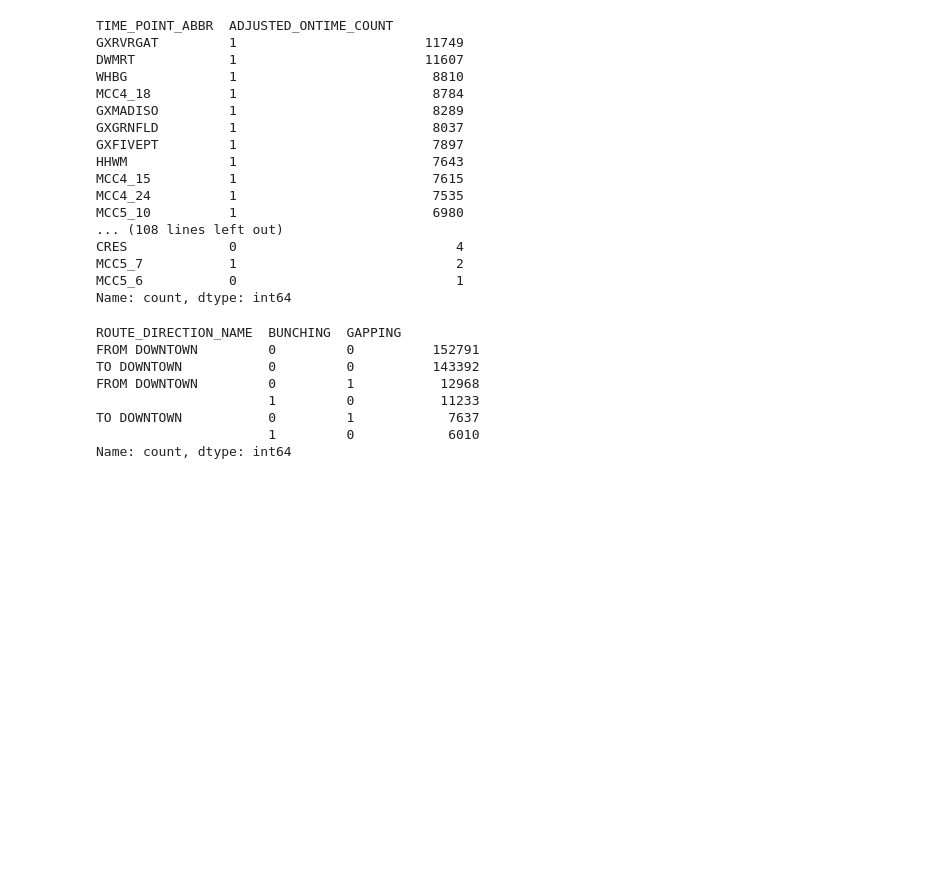
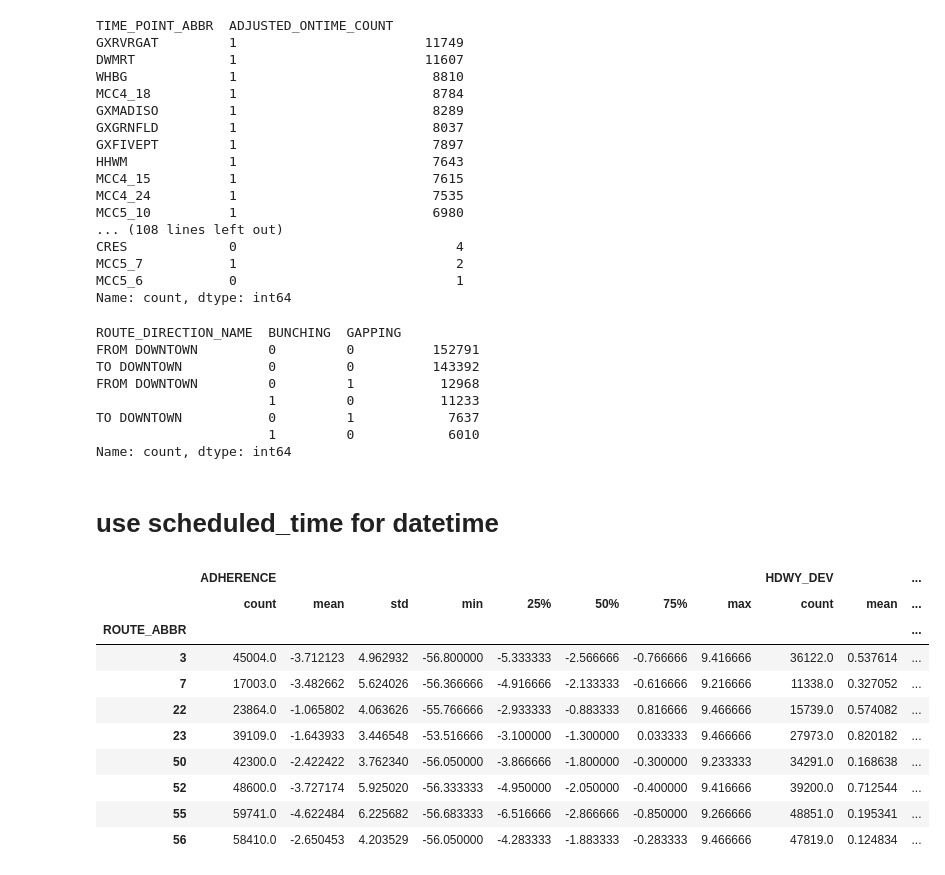
Before and after one commit to NSS-Data-Analytics-Cohort-11/wego-boomers, a Jupyter notebook: notebooks/wego_boomers_rneyin.ipynb, the cells around one changed output. Drawn from its saved outputs; the diff is of its cells as text; code cells hidden in the pictures; blank space fills up the shorter version.

```diff
--- a/notebooks/wego_boomers_rneyin.ipynb
+++ b/notebooks/wego_boomers_rneyin.ipynb
@@ -573,3 +566,5 @@ FROM DOWNTOWN         0         1           12968
 TO DOWNTOWN           0         1            7637
                       1         0            6010
 Name: count, dtype: int64
+# %% [markdown]
+# use scheduled_time for datetime
@@ -575,0 +578,14 @@ Name: count, dtype: int64
+# %%
+wego8.groupby('ROUTE_ABBR')[['ADHERENCE','HDWY_DEV']].describe()
+# %% [output]
+|  | ADHERENCE |  |  |  |  |  |  |  | HDWY_DEV |  | ... |
+|  | count | mean | std | min | 25% | 50% | 75% | max | count | mean | ... |
+| ROUTE_ABBR |  |  |  |  |  |  |  |  |  |  | ... |
+| 3 | 45004.0 | -3.712123 | 4.962932 | -56.800000 | -5.333333 | -2.566666 | -0.766666 | 9.416666 | 36122.0 | 0.537614 | ... |
+| 7 | 17003.0 | -3.482662 | 5.624026 | -56.366666 | -4.916666 | -2.133333 | -0.616666 | 9.216666 | 11338.0 | 0.327052 | ... |
+| 22 | 23864.0 | -1.065802 | 4.063626 | -55.766666 | -2.933333 | -0.883333 | 0.816666 | 9.466666 | 15739.0 | 0.574082 | ... |
+| 23 | 39109.0 | -1.643933 | 3.446548 | -53.516666 | -3.100000 | -1.300000 | 0.033333 | 9.466666 | 27973.0 | 0.820182 | ... |
+| 50 | 42300.0 | -2.422422 | 3.762340 | -56.050000 | -3.866666 | -1.800000 | -0.300000 | 9.233333 | 34291.0 | 0.168638 | ... |
+| 52 | 48600.0 | -3.727174 | 5.925020 | -56.333333 | -4.950000 | -2.050000 | -0.400000 | 9.416666 | 39200.0 | 0.712544 | ... |
+| 55 | 59741.0 | -4.622484 | 6.225682 | -56.683333 | -6.516666 | -2.866666 | -0.850000 | 9.266666 | 48851.0 | 0.195341 | ... |
+| 56 | 58410.0 | -2.650453 | 4.203529 | -56.050000 | -4.283333 | -1.883333 | -0.283333 | 9.466666 | 47819.0 | 0.124834 | ... |
```
Also changed, not shown: parts of 25 cells of this notebook.
